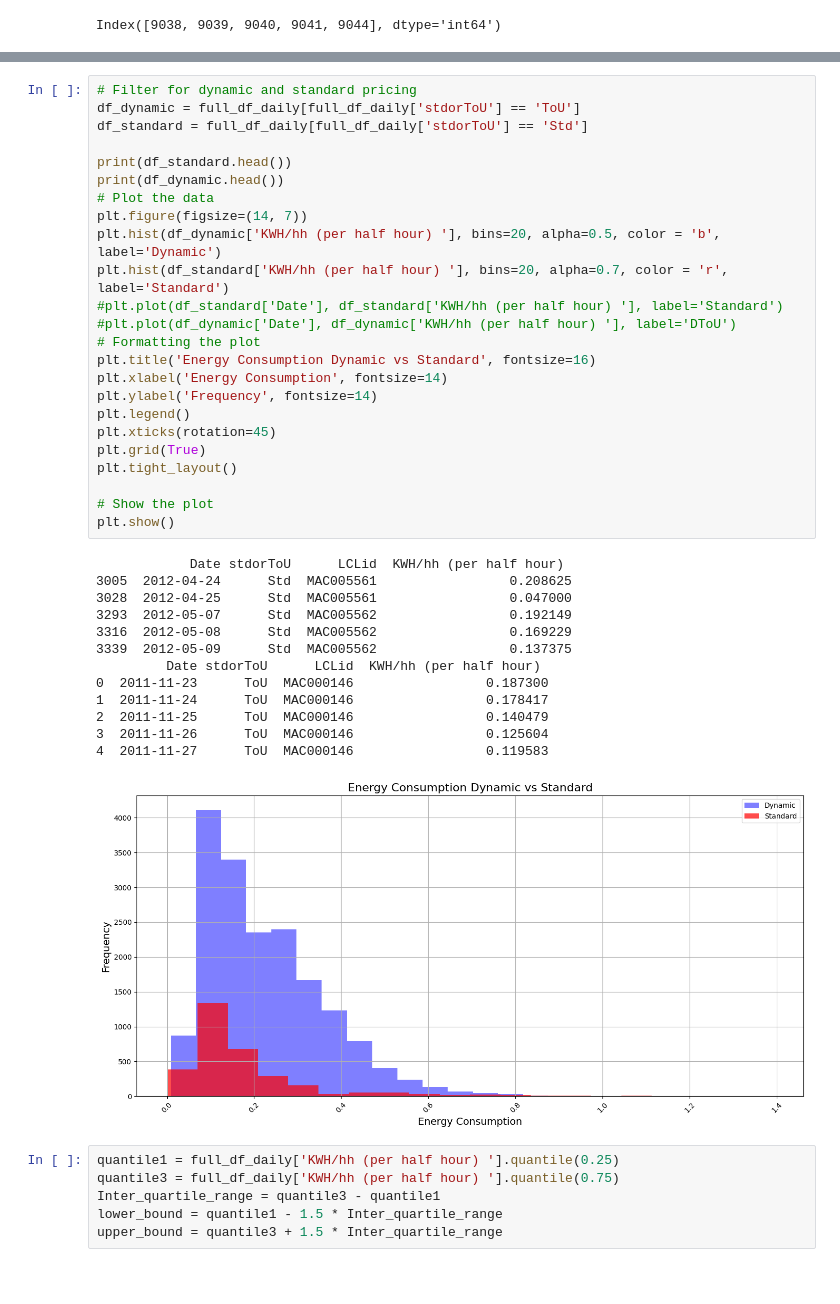
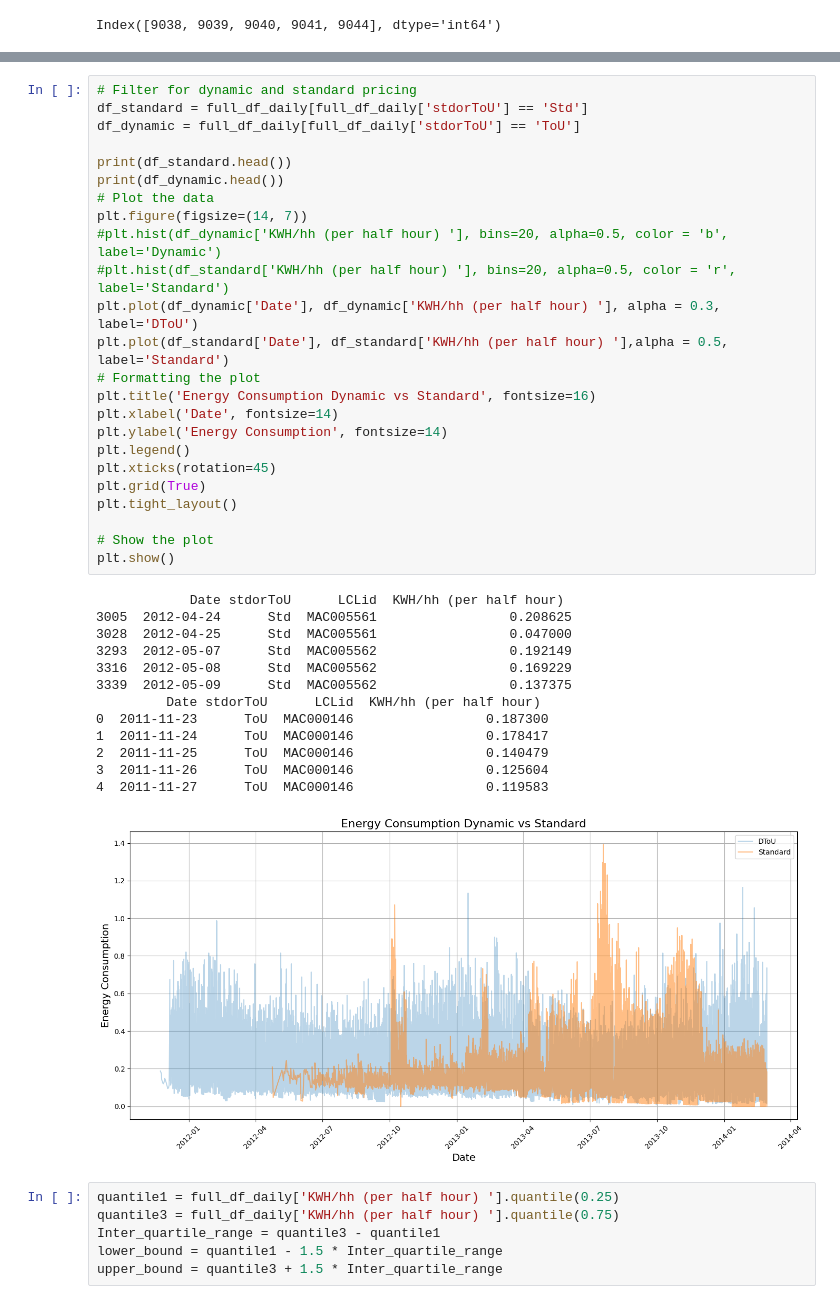
Before and after one commit to asgharlaib/Project_v1, a Jupyter notebook: Project.ipynb, the cells around one changed output, grey strips where cells are left out. Saved outputs shown, nothing was run; the diff lists cells and outputs as text; blank space fills up the shorter version.

```diff
--- a/Project.ipynb
+++ b/Project.ipynb
@@ -206,41 +191,41 @@ Text(0.5, 1.0, 'Standard vs Dynamic Time of Use Distribution')
 # %%
 # Filter for dynamic and standard pricing
+df_standard = full_df_daily[full_df_daily['stdorToU'] == 'Std']
 df_dynamic = full_df_daily[full_df_daily['stdorToU'] == 'ToU']
-df_standard = full_df_daily[full_df_daily['stdorToU'] == 'Std']
 
 print(df_standard.head())
 print(df_dynamic.head())
 # Plot the data
 plt.figure(figsize=(14, 7))
-plt.hist(df_dynamic['KWH/hh (per half hour) '], bins=20, alpha=0.5, color = 'b', label='Dynamic')
-plt.hist(df_standard['KWH/hh (per half hour) '], bins=20, alpha=0.7, color = 'r', label='Standard')
-#plt.plot(df_standard['Date'], df_standard['KWH/hh (per half hour) '], label='Standard')
-#plt.plot(df_dynamic['Date'], df_dynamic['KWH/hh (per half hour) '], label='DToU')
+#plt.hist(df_dynamic['KWH/hh (per half hour) '], bins=20, alpha=0.5, color = 'b', label='Dynamic')
+#plt.hist(df_standard['KWH/hh (per half hour) '], bins=20, alpha=0.5, color = 'r', label='Standard')
+plt.plot(df_dynamic['Date'], df_dynamic['KWH/hh (per half hour) '], alpha = 0.3, label='DToU')
+plt.plot(df_standard['Date'], df_standard['KWH/hh (per half hour) '],alpha = 0.5, label='Standard')
 # Formatting the plot
 plt.title('Energy Consumption Dynamic vs Standard', fontsize=16)
-plt.xlabel('Energy Consumption', fontsize=14)
-plt.ylabel('Frequency', fontsize=14)
+plt.xlabel('Date', fontsize=14)
+plt.ylabel('Energy Consumption', fontsize=14)
 plt.legend()
 plt.xticks(rotation=45)
 plt.grid(True)
 plt.tight_layout()
 
 # Show the plot
 plt.show()
 # %% [output]
             Date stdorToU      LCLid  KWH/hh (per half hour)
 3005  2012-04-24      Std  MAC005561                 0.208625
 3028  2012-04-25      Std  MAC005561                 0.047000
 3293  2012-05-07      Std  MAC005562                 0.192149
 3316  2012-05-08      Std  MAC005562                 0.169229
 3339  2012-05-09      Std  MAC005562                 0.137375
          Date stdorToU      LCLid  KWH/hh (per half hour)
 0  2011-11-23      ToU  MAC000146                 0.187300
 1  2011-11-24      ToU  MAC000146                 0.178417
 2  2011-11-25      ToU  MAC000146                 0.140479
 3  2011-11-26      ToU  MAC000146                 0.125604
 4  2011-11-27      ToU  MAC000146                 0.119583
-[figure, old version]
+[figure, new version]
 # %%
 quantile1 = full_df_daily['KWH/hh (per half hour) '].quantile(0.25)
 quantile3 = full_df_daily['KWH/hh (per half hour) '].quantile(0.75)
```
Also changed, not shown: parts of 6 cells of this notebook.
